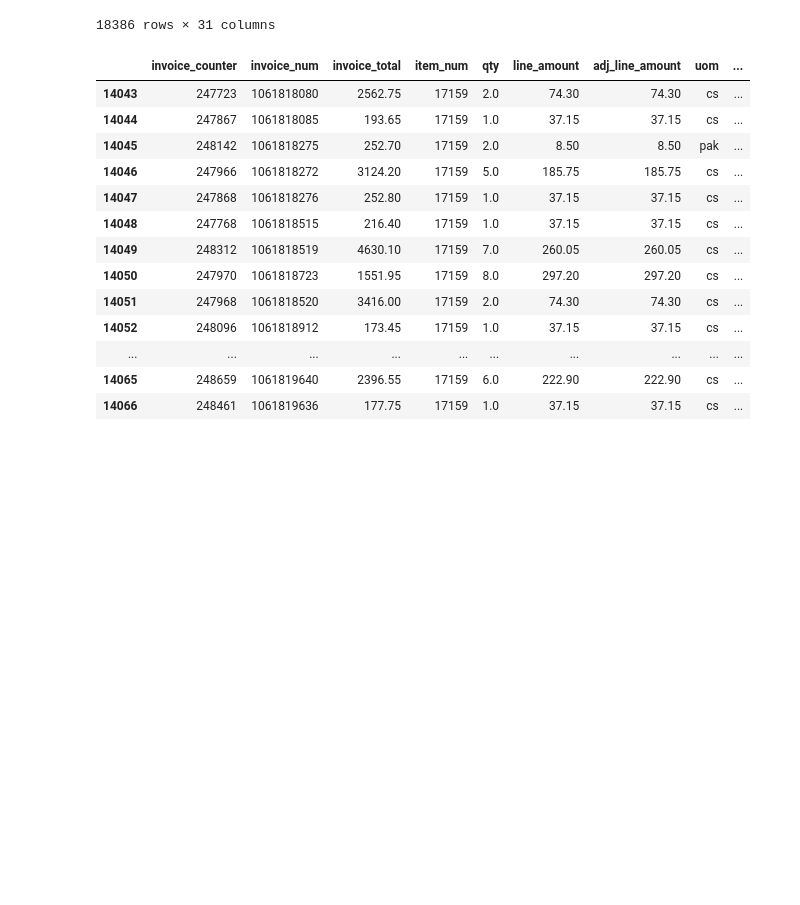
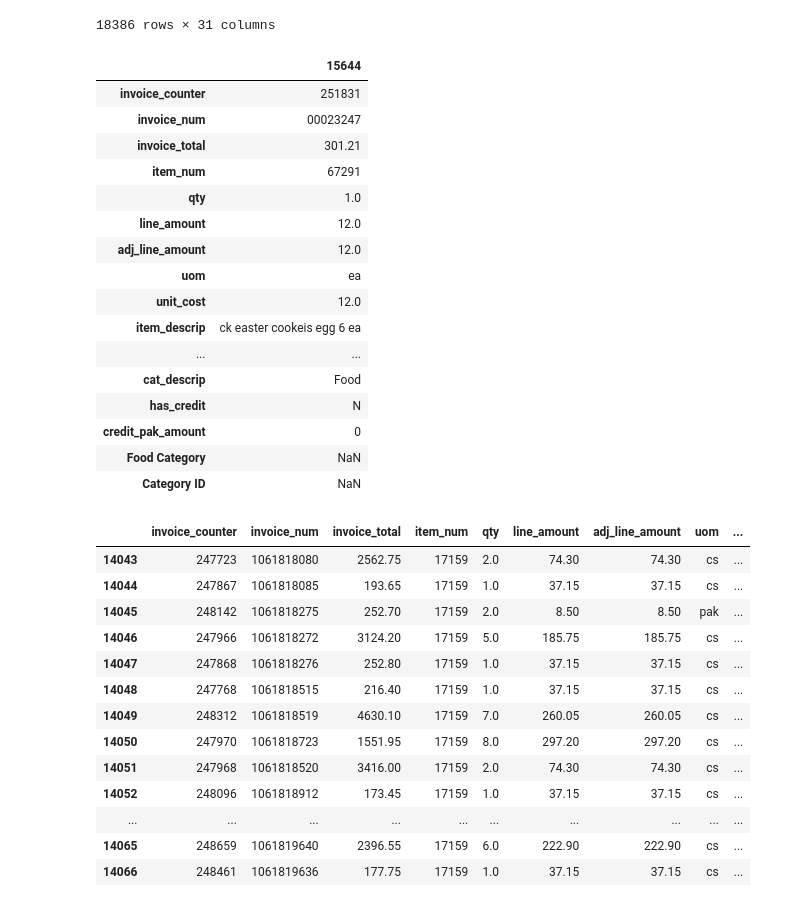
Before and after one commit to ssmubc/CFFS_jupyter_may29, a Jupyter notebook: Categorizing_IDs_to_GHG_IDs/Reorganizing_categories.ipynb, the cells around one changed output. Saved outputs shown, nothing was run; the diff lists cells and outputs as text; code cells hidden in the pictures; blank space fills up the shorter version.

```diff
--- a/Categorizing_IDs_to_GHG_IDs/Reorganizing_categories.ipynb
+++ b/Categorizing_IDs_to_GHG_IDs/Reorganizing_categories.ipynb
@@ -92,6 +102,26 @@ consolidated_df
 | 18384 | 250792 | 9001333265 | 2352.89 | 30507 | 1.0 | 75.19 | 75.19 | cs | ... |
 | 18385 | 250817 | 9001346997 | 8119.64 | 30507 | 1.0 | 75.19 | 75.19 | cs | ... |
 18386 rows × 31 columns
+# %%
+pd.DataFrame(consolidated_df.iloc[15644, :])
+# %% [output]
+|  | 15644 |
+| invoice_counter | 251831 |
+| invoice_num | 00023247 |
+| invoice_total | 301.21 |
+| item_num | 67291 |
+| qty | 1.0 |
+| line_amount | 12.0 |
+| adj_line_amount | 12.0 |
+| uom | ea |
+| unit_cost | 12.0 |
+| item_descrip | ck easter cookeis egg 6 ea |
+| ... | ... |
+| cat_descrip | Food |
+| has_credit | N |
+| credit_pak_amount | 0 |
+| Food Category | NaN |
+| Category ID | NaN |
 # %%
 # for index, row in categories_df.iterrows():
 #     for i, r in consolidated_df.iterrows():
```
Also changed, not shown: parts of 48 cells of this notebook.
